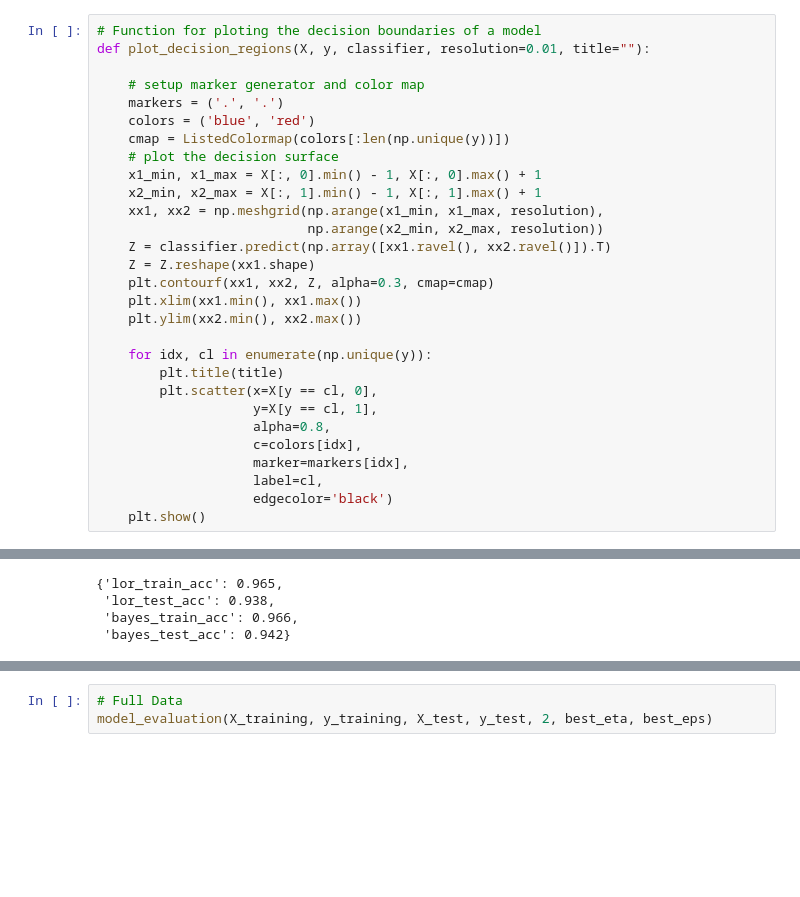
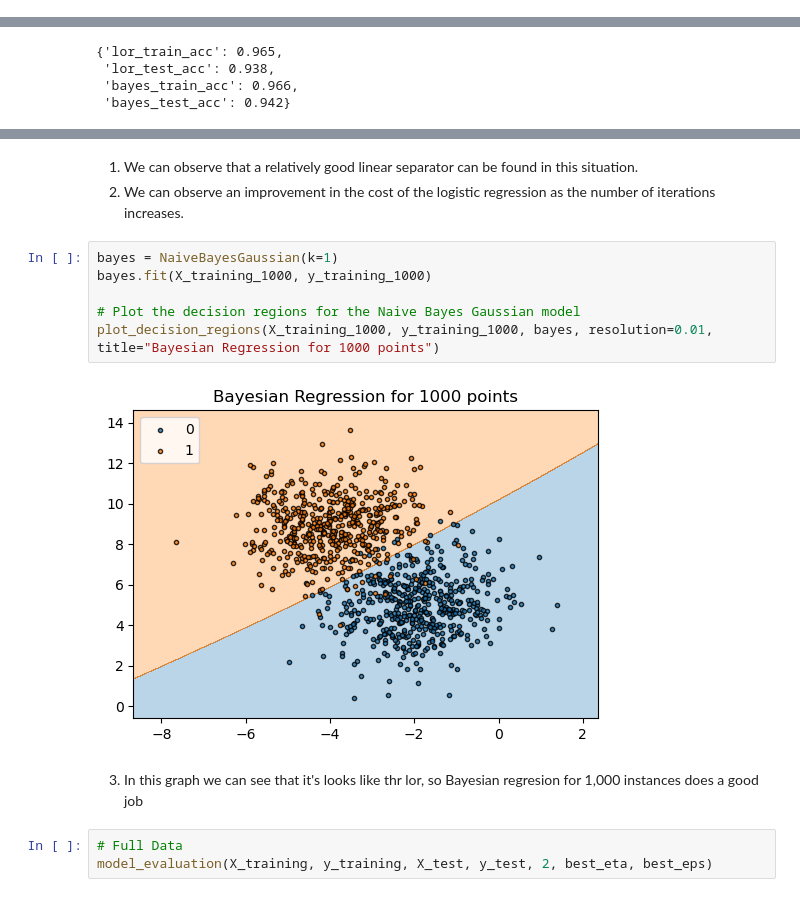
Before and after one commit to roybh1/machine-learning-for-data-idc, a Jupyter notebook: hw4/hw4.ipynb, the cells around one changed output, grey strips where cells are left out. Cells and saved outputs as stored; diff of their text form; blank space fills up the shorter version.

```diff
--- a/hw4/hw4.ipynb
+++ b/hw4/hw4.ipynb
@@ -31,35 +31,6 @@ plt.rcParams['image.cmap'] = 'gray'
 # Ignore warnings
 import warnings
 warnings.filterwarnings('ignore')
-# %%
-# Function for ploting the decision boundaries of a model
-def plot_decision_regions(X, y, classifier, resolution=0.01, title=""):
-
-    # setup marker generator and color map
-    markers = ('.', '.')
-    colors = ('blue', 'red')
-    cmap = ListedColormap(colors[:len(np.unique(y))])
-    # plot the decision surface
-    x1_min, x1_max = X[:, 0].min() - 1, X[:, 0].max() + 1
-    x2_min, x2_max = X[:, 1].min() - 1, X[:, 1].max() + 1
-    xx1, xx2 = np.meshgrid(np.arange(x1_min, x1_max, resolution),
-                           np.arange(x2_min, x2_max, resolution))
-    Z = classifier.predict(np.array([xx1.ravel(), xx2.ravel()]).T)
-    Z = Z.reshape(xx1.shape)
-    plt.contourf(xx1, xx2, Z, alpha=0.3, cmap=cmap)
-    plt.xlim(xx1.min(), xx1.max())
-    plt.ylim(xx2.min(), xx2.max())
-
-    for idx, cl in enumerate(np.unique(y)):
-        plt.title(title)
-        plt.scatter(x=X[y == cl, 0],
-                    y=X[y == cl, 1],
-                    alpha=0.8,
-                    c=colors[idx],
-                    marker=markers[idx],
-                    label=cl,
-                    edgecolor='black')
-    plt.show()
 # %% [markdown]
 ## Feature selection (10 points)
 # %%
@@ -488,3 +513,16 @@ model_evaluation(X_training_1000, y_training_1000, X_test_500, y_test_500, 1, be
+# %% [markdown]
+1. We can observe that a relatively good linear separator can be found in this situation.
+2. We can observe an improvement in the cost of the logistic regression as the number of iterations increases.
+# %%
+bayes = NaiveBayesGaussian(k=1)
+bayes.fit(X_training_1000, y_training_1000)
+
+# Plot the decision regions for the Naive Bayes Gaussian model
+plot_decision_regions(X_training_1000, y_training_1000, bayes, resolution=0.01, title="Bayesian Regression for 1000 points")
+# %% [output]
+[figure, added]
+# %% [markdown]
+3. In this graph we can see that it's looks like thr lor, so  Bayesian regresion for 1,000 instances does a good job
 # %%
 # Full Data
 model_evaluation(X_training, y_training, X_test, y_test, 2, best_eta, best_eps)
```
Also changed, not shown: parts of 9 cells of this notebook.
